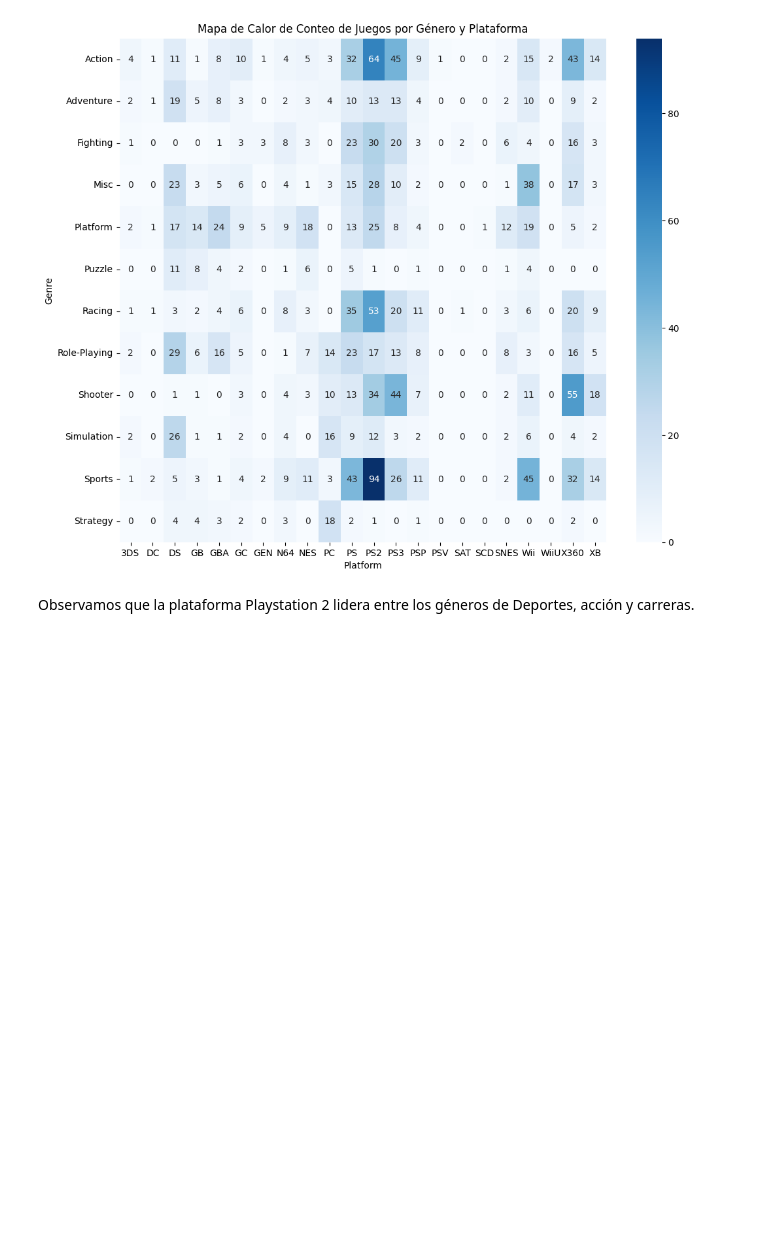
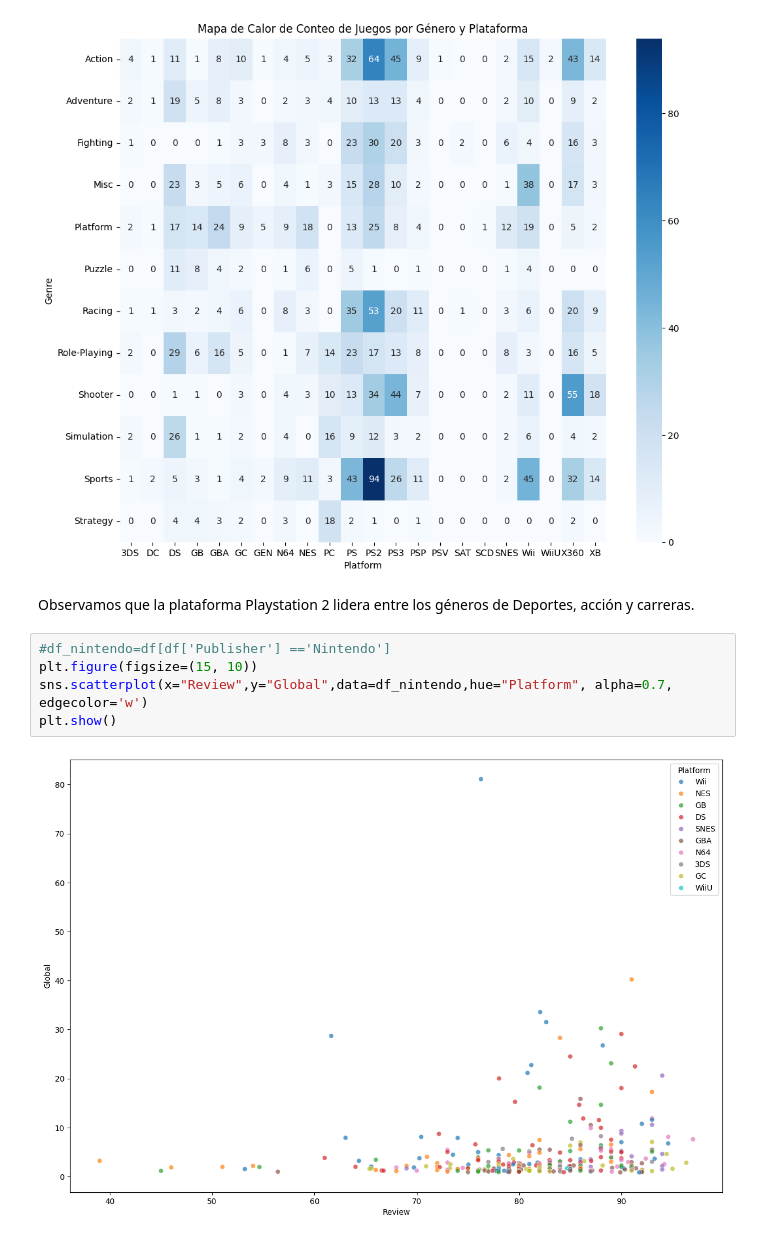
Before and after one commit to pablo-mada/Proyecto-Final, a Jupyter notebook: Notebooks/04_Visualizacion.ipynb, the cells around one changed output. Saved outputs shown, nothing was run; the diff lists cells and outputs as text; blank space fills up the shorter version.

```diff
--- a/Notebooks/04_Visualizacion.ipynb
+++ b/Notebooks/04_Visualizacion.ipynb
@@ -73,3 +73,10 @@ plt.show()
 [figure]
 # %% [markdown]
 Observamos que la plataforma Playstation 2 lidera entre los géneros de Deportes, acción y carreras.
+# %%
+#df_nintendo=df[df['Publisher'] =='Nintendo']
+plt.figure(figsize=(15, 10))
+sns.scatterplot(x="Review",y="Global",data=df_nintendo,hue="Platform", alpha=0.7, edgecolor='w')
+plt.show()
+# %% [output]
+[figure, added]
```
Also changed, not shown: parts of 2 cells of this notebook, 1 other file.
